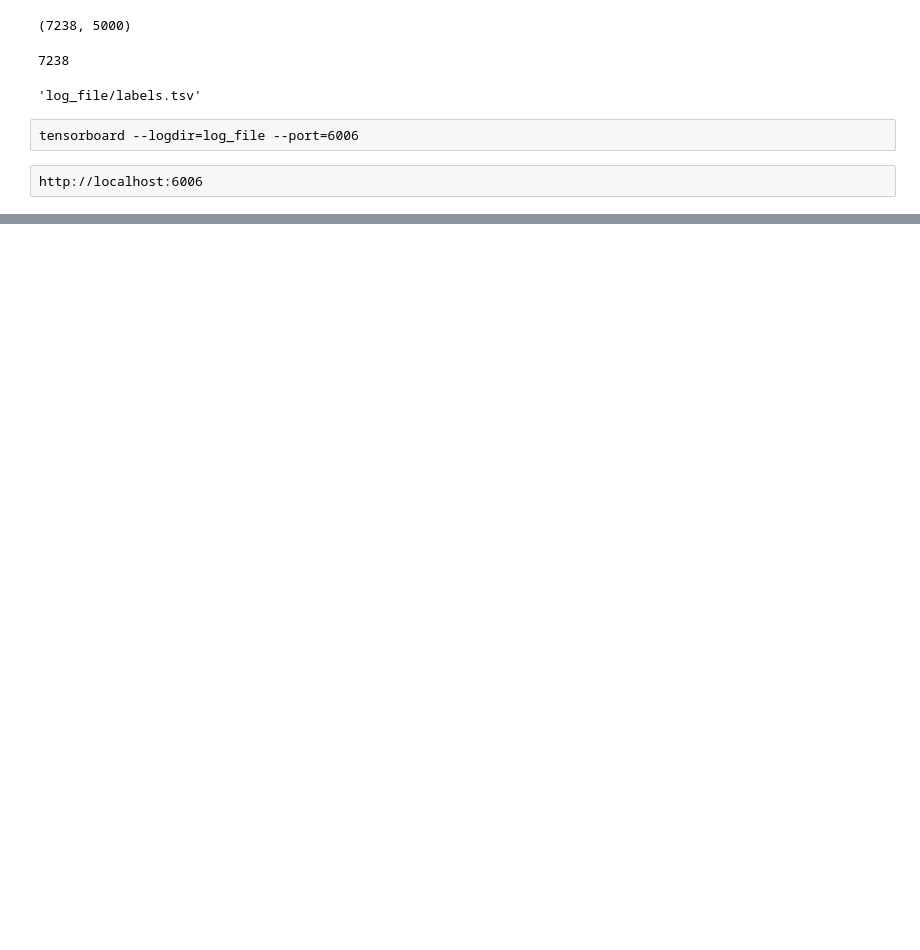
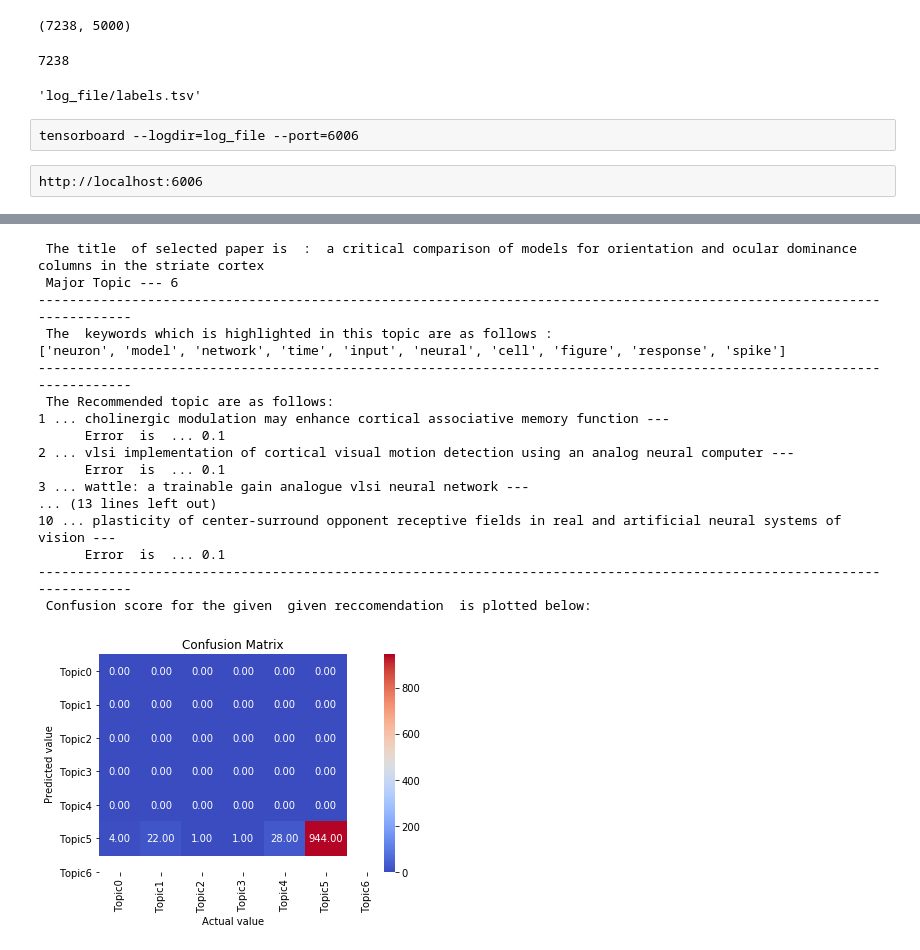
Before and after one commit to leapfrogtechnology/journal-recommendation, a Jupyter notebook: journal_reccomendation_2.ipynb, the cells around one changed output, grey strips where cells are left out. Cells and saved outputs as stored; diff of their text form; code cells hidden in the pictures; blank space fills up the shorter version.

```diff
--- a/journal_reccomendation_2.ipynb
+++ b/journal_reccomendation_2.ipynb
@@ -348,0 +363,21 @@ figure
+# %%
+reccomendation(df_total,1017,columns,1000)
+# %% [output]
+ The title  of selected paper is  :  a critical comparison of models for orientation and ocular dominance columns in the striate cortex
+ Major Topic --- 6
+------------------------------------------------------------------------------------------------------------------------
+ The  keywords which is highlighted in this topic are as follows :
+['neuron', 'model', 'network', 'time', 'input', 'neural', 'cell', 'figure', 'response', 'spike']
+------------------------------------------------------------------------------------------------------------------------
+ The Recommended topic are as follows:
+1 ... cholinergic modulation may enhance cortical associative memory function ---
+      Error  is  ... 0.1
+2 ... vlsi implementation of cortical visual motion detection using an analog neural computer ---
+      Error  is  ... 0.1
+3 ... wattle: a trainable gain analogue vlsi neural network ---
+... (13 lines left out)
+10 ... plasticity of center-surround opponent receptive fields in real and artificial neural systems of vision ---
+      Error  is  ... 0.1
+------------------------------------------------------------------------------------------------------------------------
+ Confusion score for the given  given reccomendation  is plotted below:
+[figure, added]
```
Also changed, not shown: parts of 24 cells of this notebook.
